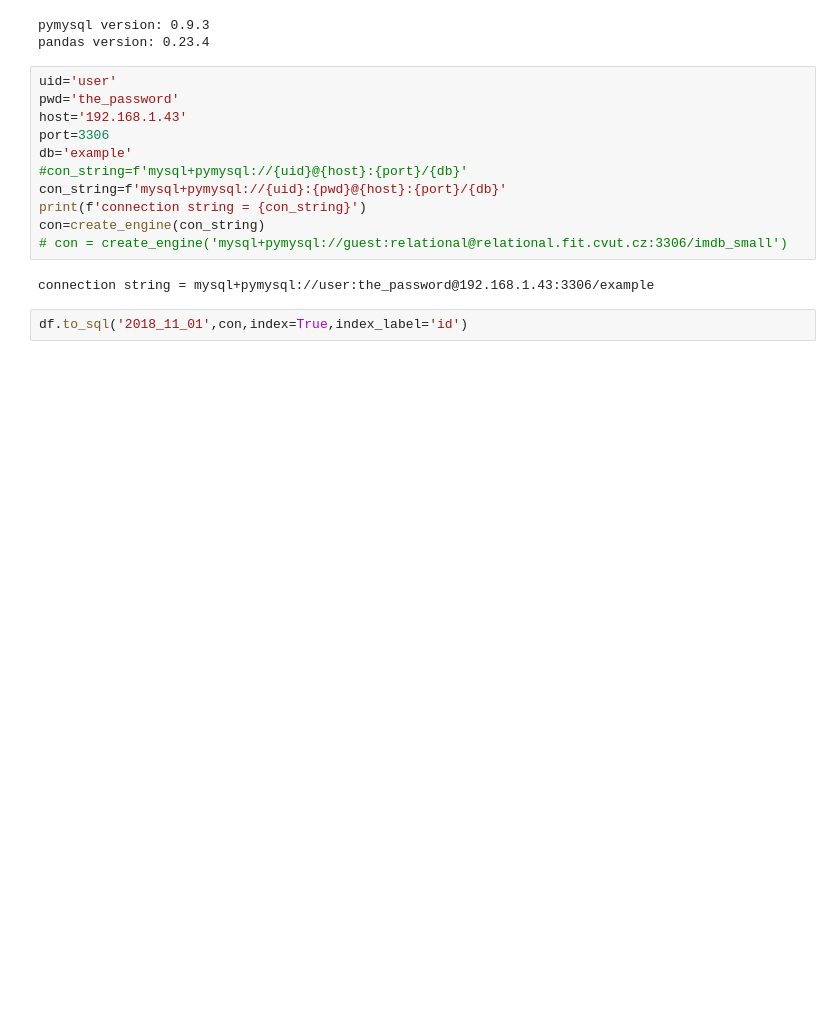
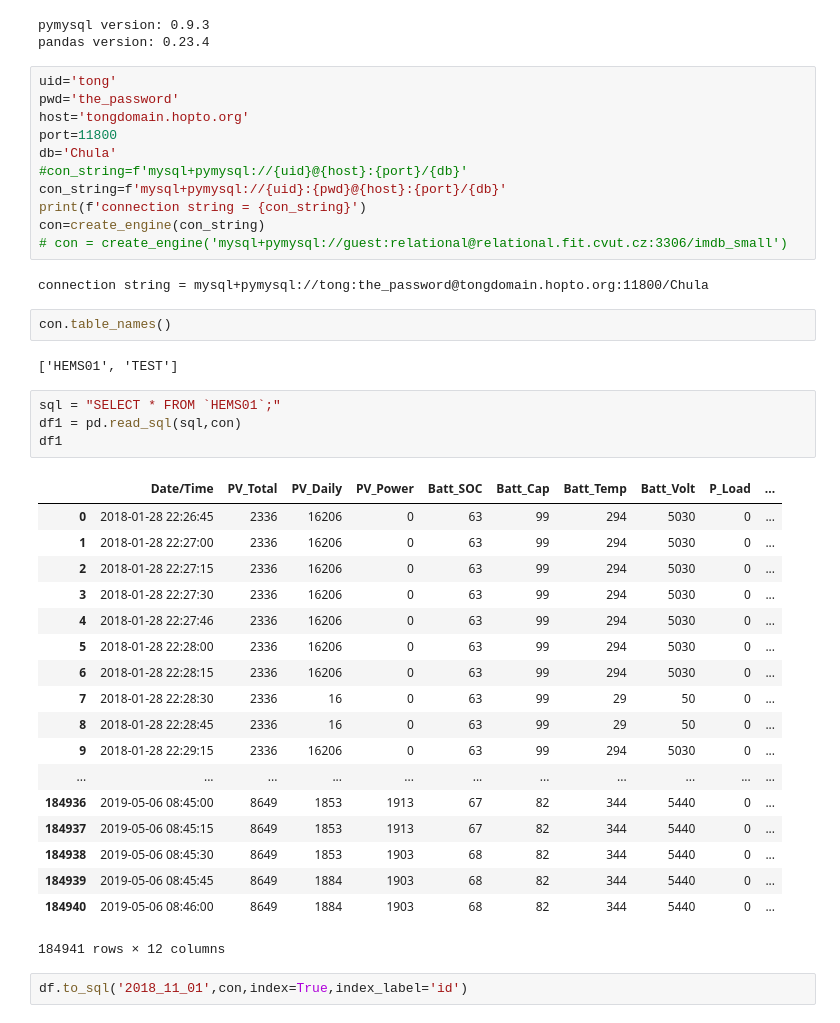
Before and after one commit to TongIDC/Senior-Project, a Jupyter notebook: Write data to sql.ipynb, the cells around one changed output. Cells and saved outputs as stored; diff of their text form; blank space fills up the shorter version.

```diff
--- a/Write data to sql.ipynb
+++ b/Write data to sql.ipynb
@@ -9,18 +9,45 @@ print(f'pandas version: {pd.__version__}')
 pymysql version: 0.9.3
 pandas version: 0.23.4
 # %%
-uid='user'
+uid='tong'
 pwd='the_password'
-host='192.168.1.43'
-port=3306
-db='example'
+host='tongdomain.hopto.org'
+port=11800
+db='Chula'
 #con_string=f'mysql+pymysql://{uid}@{host}:{port}/{db}'
 con_string=f'mysql+pymysql://{uid}:{pwd}@{host}:{port}/{db}'
 print(f'connection string = {con_string}')
 con=create_engine(con_string)
 # con = create_engine('mysql+pymysql://guest:relational@relational.fit.cvut.cz:3306/imdb_small')
 # %% [output]
-connection string = mysql+pymysql://user:the_password@192.168.1.43:3306/example
+connection string = mysql+pymysql://tong:the_password@tongdomain.hopto.org:11800/Chula
+# %%
+con.table_names()
+# %% [output]
+['HEMS01', 'TEST']
+# %%
+sql = "SELECT * FROM `HEMS01`;"
+df1 = pd.read_sql(sql,con)
+df1
+# %% [output]
+|  | Date/Time | PV_Total | PV_Daily | PV_Power | Batt_SOC | Batt_Cap | Batt_Temp | Batt_Volt | P_Load | ... |
+| 0 | 2018-01-28 22:26:45 | 2336 | 16206 | 0 | 63 | 99 | 294 | 5030 | 0 | ... |
+| 1 | 2018-01-28 22:27:00 | 2336 | 16206 | 0 | 63 | 99 | 294 | 5030 | 0 | ... |
+| 2 | 2018-01-28 22:27:15 | 2336 | 16206 | 0 | 63 | 99 | 294 | 5030 | 0 | ... |
+| 3 | 2018-01-28 22:27:30 | 2336 | 16206 | 0 | 63 | 99 | 294 | 5030 | 0 | ... |
+| 4 | 2018-01-28 22:27:46 | 2336 | 16206 | 0 | 63 | 99 | 294 | 5030 | 0 | ... |
+| 5 | 2018-01-28 22:28:00 | 2336 | 16206 | 0 | 63 | 99 | 294 | 5030 | 0 | ... |
+| 6 | 2018-01-28 22:28:15 | 2336 | 16206 | 0 | 63 | 99 | 294 | 5030 | 0 | ... |
+| 7 | 2018-01-28 22:28:30 | 2336 | 16 | 0 | 63 | 99 | 29 | 50 | 0 | ... |
+| 8 | 2018-01-28 22:28:45 | 2336 | 16 | 0 | 63 | 99 | 29 | 50 | 0 | ... |
+| 9 | 2018-01-28 22:29:15 | 2336 | 16206 | 0 | 63 | 99 | 294 | 5030 | 0 | ... |
+| ... | ... | ... | ... | ... | ... | ... | ... | ... | ... | ... |
+| 184936 | 2019-05-06 08:45:00 | 8649 | 1853 | 1913 | 67 | 82 | 344 | 5440 | 0 | ... |
+| 184937 | 2019-05-06 08:45:15 | 8649 | 1853 | 1913 | 67 | 82 | 344 | 5440 | 0 | ... |
+| 184938 | 2019-05-06 08:45:30 | 8649 | 1853 | 1903 | 68 | 82 | 344 | 5440 | 0 | ... |
+| 184939 | 2019-05-06 08:45:45 | 8649 | 1884 | 1903 | 68 | 82 | 344 | 5440 | 0 | ... |
+| 184940 | 2019-05-06 08:46:00 | 8649 | 1884 | 1903 | 68 | 82 | 344 | 5440 | 0 | ... |
+184941 rows × 12 columns
 # %%
 df.to_sql('2018_11_01',con,index=True,index_label='id')
 # %% [output]
```
Also changed, not shown: parts of 1 cell of this notebook.
